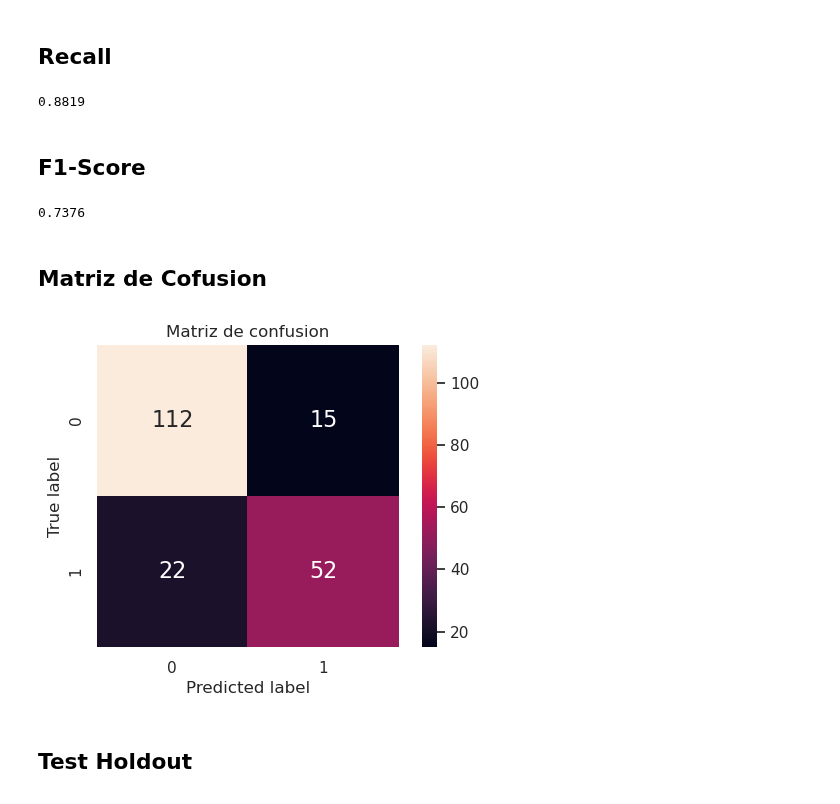
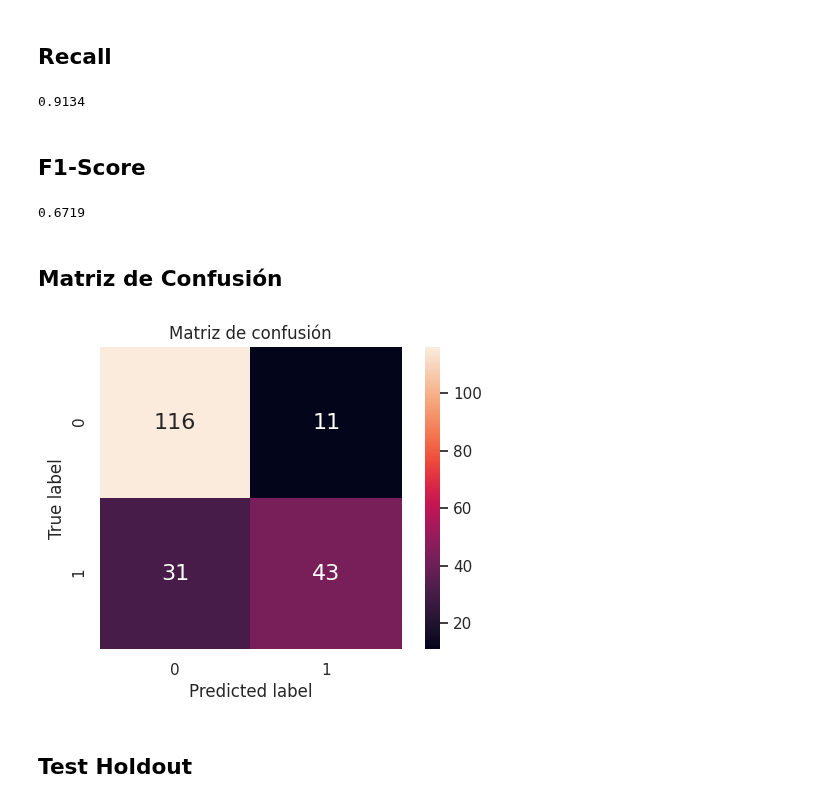
Before and after one commit to JuanOpizzi/Datos-2020-2c, a Jupyter notebook: TP2/Bagging.ipynb, the cells around one changed output. Cells and saved outputs as stored; diff of their text form; code cells hidden in the pictures.

```diff
--- a/TP2/Bagging.ipynb
+++ b/TP2/Bagging.ipynb
@@ -28,7 +28,7 @@ import importlib, sys
 from Preprocessing import *
 # %%
 df = preprod_tp1(df_data, df_decision)
-df = replace_nulls_edad(df, 'media')
+df = replace_nulls_edad(df, 'mediana')
 df.head()
 # %% [output]
 |  | tipo_de_sala | id_usuario | genero | edad | amigos | parientes | precio_ticket | nombre_sede | ... |
@@ -96,7 +96,8 @@ params = {'max_samples': np.arange(1, 50),
          }
 
 model_bagging = BaggingClassifier(
-    base_estimator = DecisionTreeClassifier(max_depth=3, min_samples_leaf=10,random_state=117, criterion="entropy")
+    base_estimator = DecisionTreeClassifier(max_depth=3, min_samples_leaf=10,random_state=117, criterion="entropy"),
+    random_state = 117
 )
 
 rgscv = RandomizedSearchCV(
@@ -119,11 +120,12 @@ for fold_idx, (train_index, test_index) in enumerate(kf.split(X, y)):
         base_estimator = DecisionTreeClassifier(max_depth=3, min_samples_leaf=10,random_state=117, criterion="entropy"),
         n_estimators = rgscv.best_params_['n_estimators'],
         max_samples = rgscv.best_params_['max_samples'],
-        max_features = rgscv.best_params_['max_features']
+        max_features = rgscv.best_params_['max_features'],
+        random_state = 117
     )
     bagging.fit(X.iloc[train_index], y.iloc[train_index])
     test_roc = roc_auc_score(y.iloc[test_index], bagging.predict(X.iloc[test_index]))
-    print(f"fold {fold_idx}: auc roc score is {test_roc:.4f}")
+    print(f"Fold {fold_idx}: AUC ROC score is {test_roc:.4f}")
     test_rocs.append(test_roc)
-print(f"mean test auc roc is: {np.mean(test_rocs):.4f}")
+print(f"Mean test AUC ROC is: {np.mean(test_rocs):.4f}")
 # %% [output]
@@ -160,33 +162,33 @@ print(f"{precision:.4f}")
 recall = recall_score(y_test, bagging.predict(X_test), pos_label=0)
 print(f"{recall:.4f}")
 # %% [output]
-0.8819
+0.9134
 # %% [markdown]
 ## F1-Score
 # %%
 f1 = f1_score(y_test, bagging.predict(X_test))
 print(f"{f1:.4f}")
 # %% [output]
-0.7376
+0.6719
 # %% [markdown]
-## Matriz de Cofusion
+## Matriz de Confusión
 # %%
 def plot_confusion_matrix(y_true, y_pred):
     names = sorted(set(y_true))
     cm = confusion_matrix(y_true, y_pred, names)
     df_cm = pd.DataFrame(cm, names, names)
 
     plt.figure(dpi=100)
-    plt.title("Matriz de confusion")
+    plt.title("Matriz de confusión")
     sns.heatmap(df_cm, annot=True, annot_kws={"size": 16}, fmt='g', square=True)
     plt.ylabel("True label")
     plt.xlabel("Predicted label")
     plt.show()
 
 
 plot_confusion_matrix(y_test, bagging.predict(X_test))
 # %% [output]
-[figure, old version]
+[figure, new version]
 # %% [markdown]
 ## Test Holdout
 # %%
```
Also changed, not shown: parts of 14 cells of this notebook, 3 other files.
